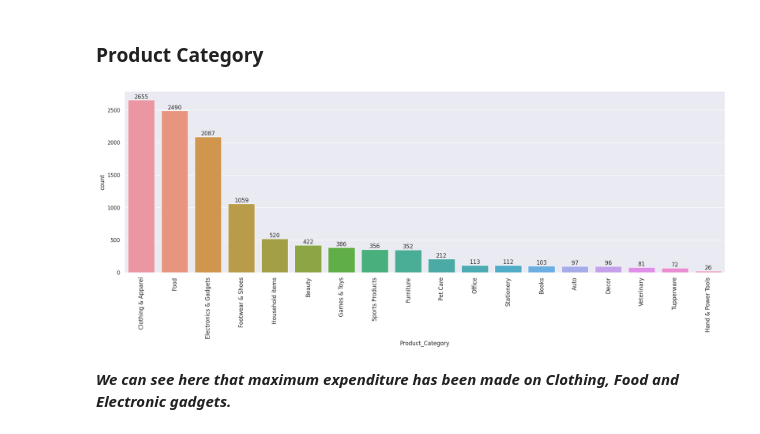
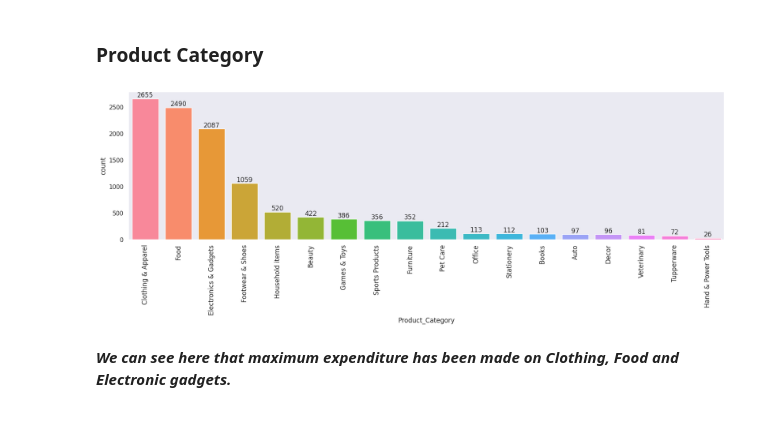
Before and after one commit to HafshaWahab/Diwali_Sales_Analysis_Python, a Jupyter notebook: diwali-sales-analysis.ipynb, the cells around one changed output. Drawn from its saved outputs; the diff is of its cells as text; code cells hidden in the pictures.

```diff
--- a/diwali-sales-analysis.ipynb
+++ b/diwali-sales-analysis.ipynb
@@ -213,8 +214,9 @@ plt.savefig('gender_amount_spent.png')
 # %% [markdown]
 ### Age group
 # %%
-ax = sns.countplot(x = 'Age Group', data = df, hue = 'Gender')         # total count of males and females in differnet age groups.
-sns.set(rc={'figure.figsize':(25,6)})
+ax = sns.countplot(x = 'Age Group', data = df, hue = 'Gender', saturation=1.0)         # total count of males and females in differnet age groups.
+sns.set(rc={'figure.figsize':(15,6)})
+ax.grid(False)
 for bars in ax.containers:                                            # to show the count of gender in different age groups.
     ax.bar_label(bars)
 plt.savefig('age_group_bygender.png')
@@ -262,13 +264,13 @@ sales_state = df.groupby(['State'], as_index=False)['Amount'].sum().sort_values(
 plt.figure(figsize=(18, 5))
 
 # Plot the total amount spent in different states
-ax = sns.barplot(x='State', y='Amount', data=sales_state)
+ax = sns.barplot(x='State', y='Amount', data=sales_state, saturation=1.0)
 
 # Label the bars with the amount spent and format y-axis tick labels as thousands (K)
 for bars in ax.containers:
     ax.bar_label(bars, label_type='edge', fmt='Rs %.0f', fontsize=10)
 ax.set_xticklabels(ax.get_xticklabels(), rotation=45, fontsize=12)
-
+ax.grid(False)
 plt.show()
 plt.savefig('sales_state_amount.png')
 # %% [output]
@@ -279,8 +281,9 @@ plt.savefig('sales_state_amount.png')
 # %% [markdown]
 ### Marital Status
 # %%
-ax = sns.countplot (x='Marital_Status', data = df)     # count the total no. married and unmarried individuals.
-sns.set(rc={'figure.figsize':(5,4)})
+ax = sns.countplot (x='Marital_Status', data = df, saturation=1.0)     # count the total no. married and unmarried individuals.
+sns.set(rc={'figure.figsize':(5,5)})
+ax.grid(False)
 for bars in ax.containers:                    # to show the count of respective marital status.
     ax.bar_label(bars)
 plt.savefig('marital_status_count.png')
@@ -299,9 +303,10 @@ plt.savefig('marital_status_bygender.png')
 # %% [markdown]
 ### Occupation
 # %%
-ax = sns.countplot(x='Occupation', data = df, order=df['Occupation'].value_counts().index)
-sns.set(rc={'figure.figsize':(30,7)})
+ax = sns.countplot(x='Occupation', data = df, order=df['Occupation'].value_counts().index, saturation=1.0)
+sns.set(rc={'figure.figsize':(25,7)})
 ax.set_xticklabels(ax.get_xticklabels(), rotation=45, fontsize=16)
+ax.grid(False)
 for bars in ax.containers:
     ax.bar_label(bars)
 plt.savefig('occupation.png')
@@ -327,17 +332,17 @@ plt.savefig('occupation_amount.png')
 ### Product Category
 # %%
 sorted_categories = df['Product_Category'].value_counts().index.tolist()
-ax = sns.countplot(x= 'Product_Category', data = df, order=sorted_categories)
+ax = sns.countplot(x= 'Product_Category', data = df, order=sorted_categories, saturation=1.0)
 
 sns.set(rc={'figure.figsize':(23,7)})
 ax.set_xticklabels(ax.get_xticklabels(), rotation=90, fontsize=12)
 for bars in ax.containers:
     ax.bar_label(bars)
-
+ax.grid(False)
 plt.show
 plt.savefig('product_categories_count.png')
 # %% [output]
-[figure, old version]
+[figure, new version]
 # %% [markdown]
 ***We can see here that maximum expenditure has been made on Clothing, Food and Electronic gadgets.***
 # %%
```
Also changed, not shown: parts of 13 cells of this notebook.
